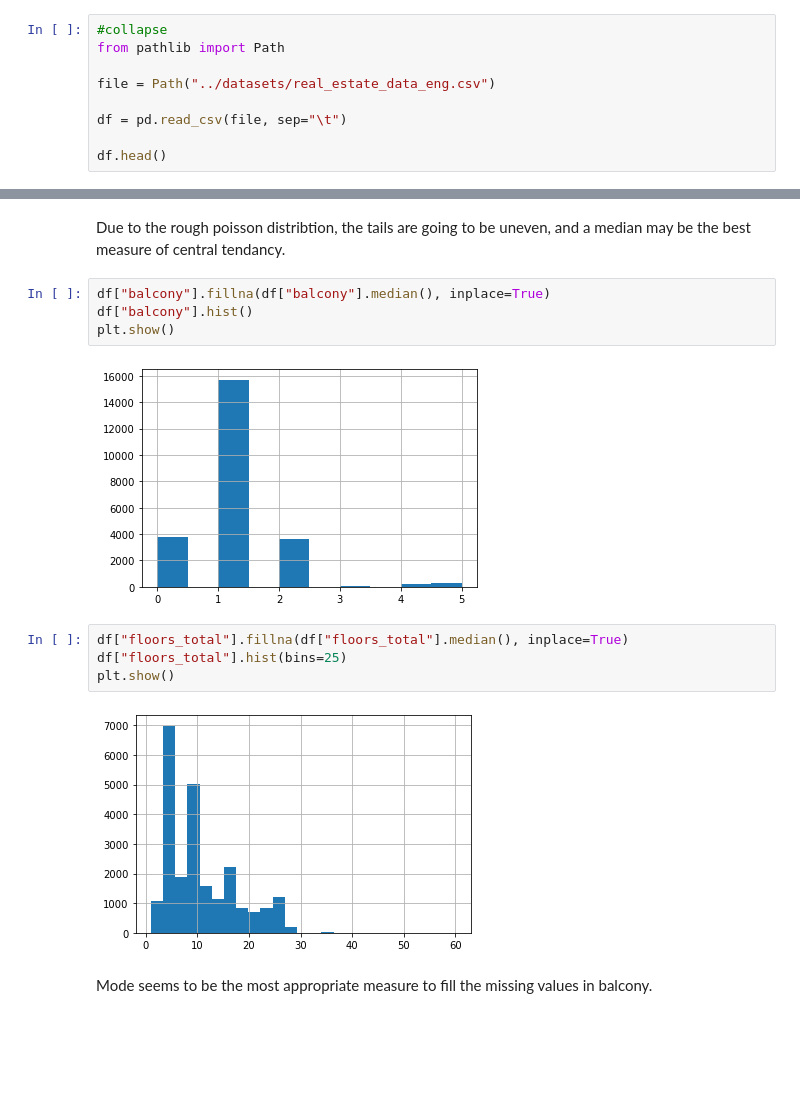
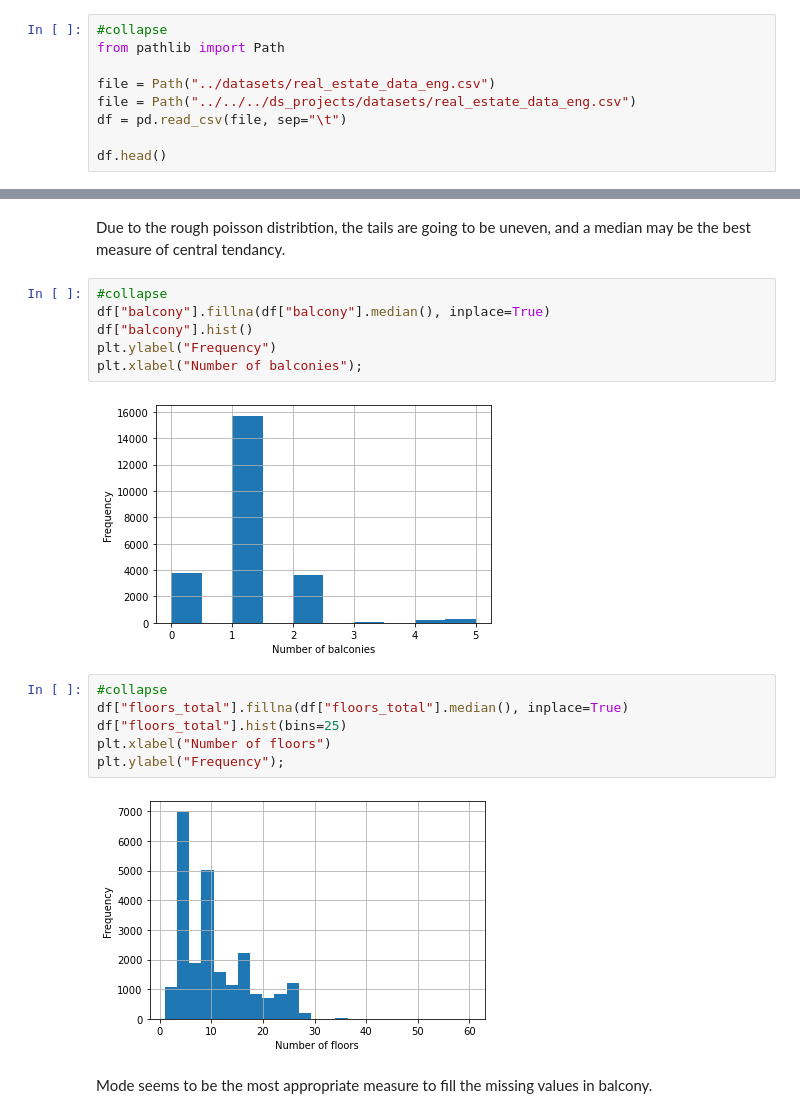
Before and after one commit to jordwil/ds_blog, a Jupyter notebook: _notebooks/2020-02-20-eda-project.ipynb, the cells around one changed output, grey strips where cells are left out. Cells and saved outputs as stored; diff of their text form; blank space fills up the shorter version.

```diff
--- a/_notebooks/2020-02-20-eda-project.ipynb
+++ b/_notebooks/2020-02-20-eda-project.ipynb
@@ -32,7 +31,7 @@ import seaborn as sns
 from pathlib import Path
 
 file = Path("../datasets/real_estate_data_eng.csv")
-
+file = Path("../../../ds_projects/datasets/real_estate_data_eng.csv")
 df = pd.read_csv(file, sep="\t")
 
 df.head()
@@ -195,16 +174,20 @@ It seems strange to impute such a large proportion of the data. We will leave it
 # %% [markdown]
 Due to the rough poisson distribtion, the tails are going to be uneven, and a median may be the best measure of central tendancy.
 # %%
+#collapse
 df["balcony"].fillna(df["balcony"].median(), inplace=True)
 df["balcony"].hist()
-plt.show()
+plt.ylabel("Frequency")
+plt.xlabel("Number of balconies");
 # %% [output]
-[figure, old version]
+[figure, new version]
 # %%
+#collapse
 df["floors_total"].fillna(df["floors_total"].median(), inplace=True)
 df["floors_total"].hist(bins=25)
-plt.show()
+plt.xlabel("Number of floors")
+plt.ylabel("Frequency");
 # %% [output]
-[figure, old version]
+[figure, new version]
 # %% [markdown]
 Mode seems to be the most appropriate measure to fill the missing values in balcony.
```
Also changed, not shown: parts of 52 cells of this notebook.
